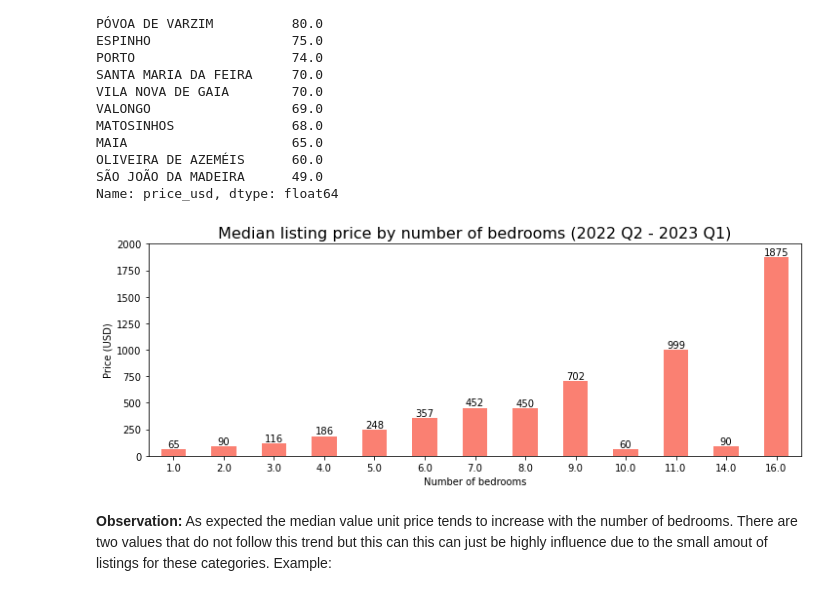
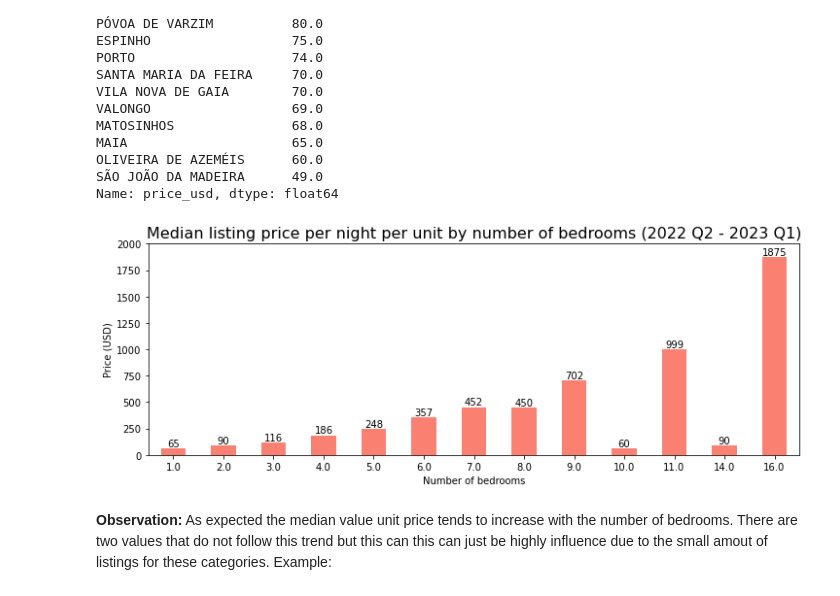
Before and after one commit to bruno-f7s/portfolio, a Jupyter notebook: airbnb-porto-2023/airbnb-porto-2023-eda.ipynb, the cells around one changed output. Drawn from its saved outputs; the diff is of its cells as text; code cells hidden in the pictures.

```diff
--- a/airbnb-porto-2023/airbnb-porto-2023-eda.ipynb
+++ b/airbnb-porto-2023/airbnb-porto-2023-eda.ipynb
@@ -761,22 +779,22 @@ Name: price_usd, dtype: float64
 # %%
 ### get the mean value of the occupancy rates by batch date
 prices_by_bedrooms = full_data_df.groupby("bedrooms")["price_usd"].median()
 
 # Plot the bar chat
 ax = prices_by_bedrooms.plot.bar(figsize=(12,4),color="salmon",legend=False)
 
 for i, value in enumerate(prices_by_bedrooms):
     ax.annotate(f"""{value:.0f}""", (i, value), ha='center', va='bottom')
 
-ax.set_title("Median listing price by number of bedrooms (2022 Q2 - 2023 Q1)", fontsize=16)
+ax.set_title("Median listing price per night per unit by number of bedrooms (2022 Q2 - 2023 Q1)", fontsize=16)
 ax.set_xlabel("Number of bedrooms")
 ax.set_ylabel("Price (USD)")
 plt.ylim(0, 2000)
 plt.xticks(rotation=0)
 
 plt.show();
 # %% [output]
-[figure, old version]
+[figure, new version]
 # %% [markdown]
 __Observation:__ As expected the median value unit price tends to increase with the number of bedrooms. There are two values that do not follow this trend but this can this can just be highly influence due to the small amout of listings for these categories. Example:
 # %%
```
Also changed, not shown: parts of 23 cells of this notebook.
